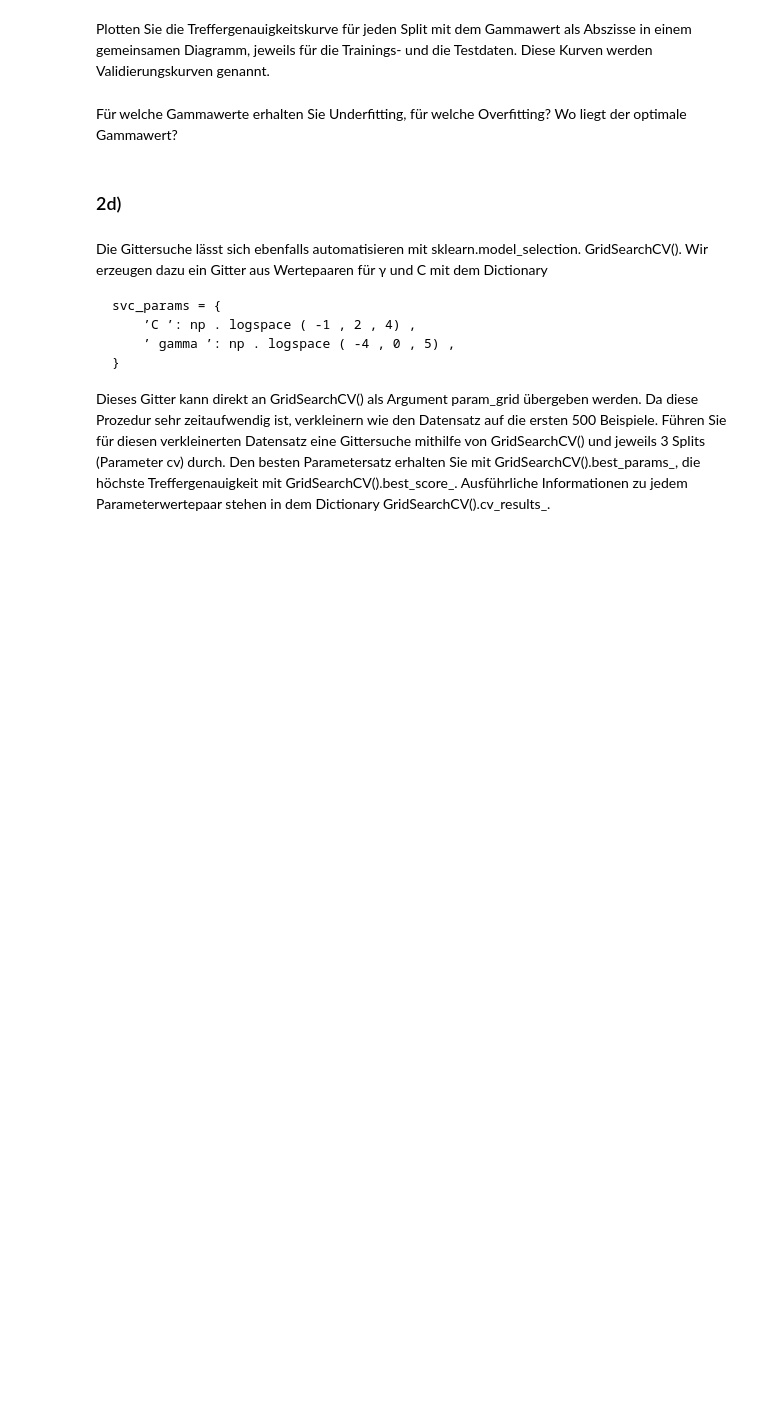
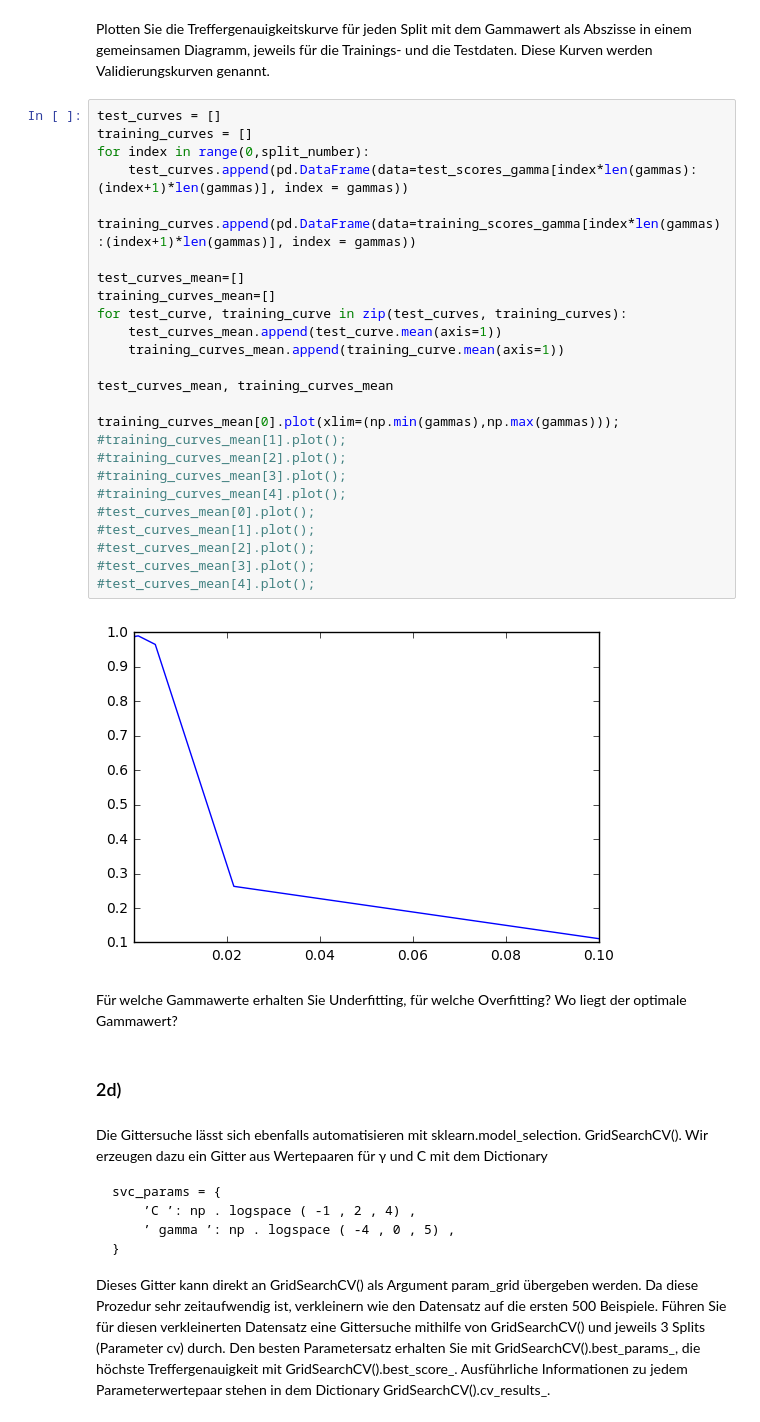
Before and after one commit to magoeke/htwg.machinelearning, a Jupyter notebook: 04/01_Supportvektormaschine.ipynb, the cells around one changed output. Drawn from its saved outputs; the diff is of its cells as text; blank space fills up the shorter version.

Commit message:
little work with diagram: needs more work

```diff
--- a/04/01_Supportvektormaschine.ipynb
+++ b/04/01_Supportvektormaschine.ipynb
@@ -284,5 +284,32 @@ gammas, test_scores_gamma, training_scores_gamma
 # %% [markdown]
 Plotten Sie die Treffergenauigkeitskurve für jeden Split mit dem Gammawert als Abszisse in einem gemeinsamen Diagramm, jeweils für die Trainings- und die Testdaten. Diese Kurven werden Validierungskurven genannt.
+# %%
+test_curves = []
+training_curves = []
+for index in range(0,split_number):
+    test_curves.append(pd.DataFrame(data=test_scores_gamma[index*len(gammas):(index+1)*len(gammas)], index = gammas))
+    training_curves.append(pd.DataFrame(data=training_scores_gamma[index*len(gammas):(index+1)*len(gammas)], index = gammas))
+
+test_curves_mean=[]
+training_curves_mean=[]
+for test_curve, training_curve in zip(test_curves, training_curves):
+    test_curves_mean.append(test_curve.mean(axis=1))
+    training_curves_mean.append(training_curve.mean(axis=1))
+
+test_curves_mean, training_curves_mean
+
+training_curves_mean[0].plot(xlim=(np.min(gammas),np.max(gammas)));
+#training_curves_mean[1].plot();
+#training_curves_mean[2].plot();
+#training_curves_mean[3].plot();
+#training_curves_mean[4].plot();
+#test_curves_mean[0].plot();
+#test_curves_mean[1].plot();
+#test_curves_mean[2].plot();
+#test_curves_mean[3].plot();
+#test_curves_mean[4].plot();
+# %% [output]
+[figure, added]
 # %% [markdown]
 Für welche Gammawerte erhalten Sie Underfitting, für welche Overfitting? Wo liegt der optimale Gammawert?
 # %% [markdown]
```
Also changed, not shown: parts of 5 cells of this notebook.
